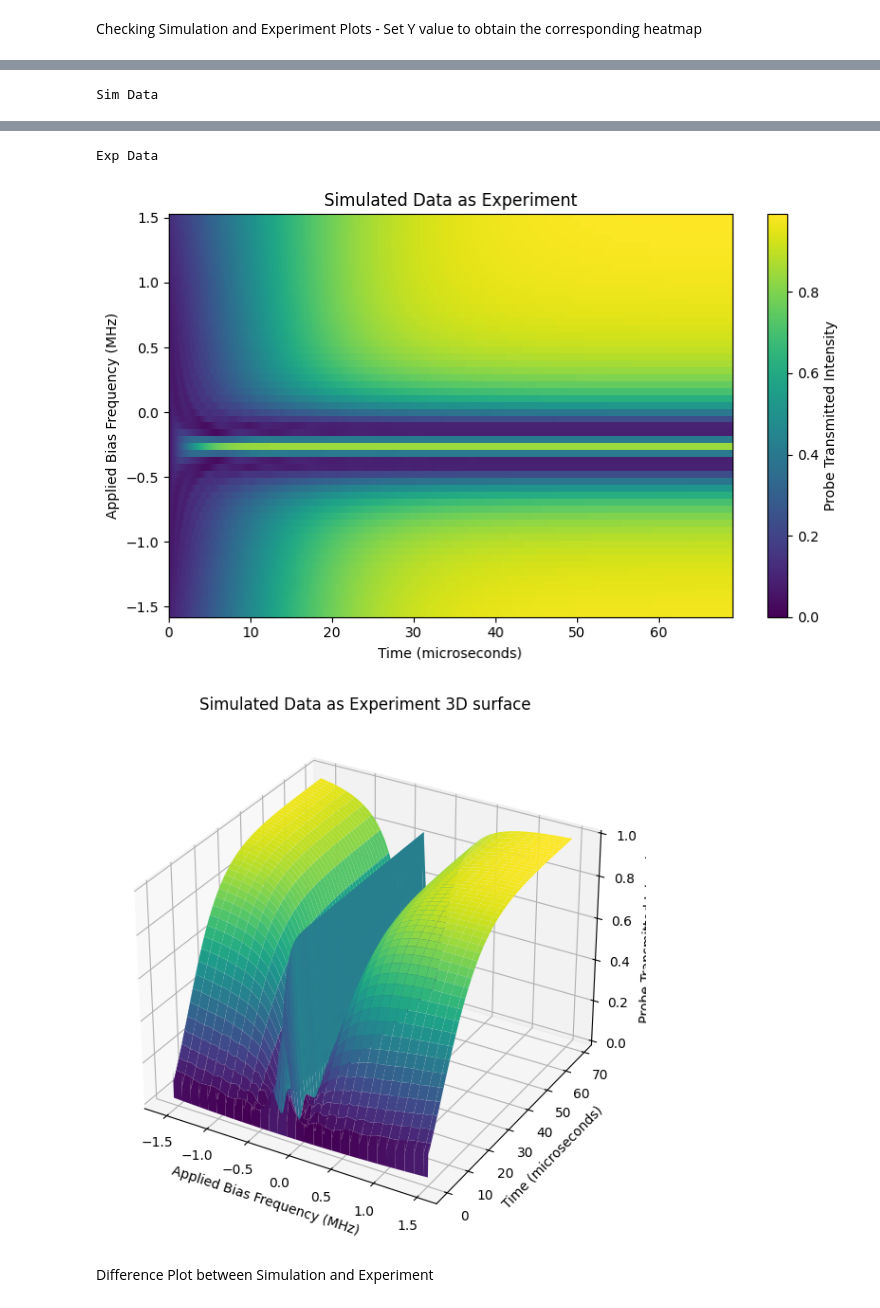
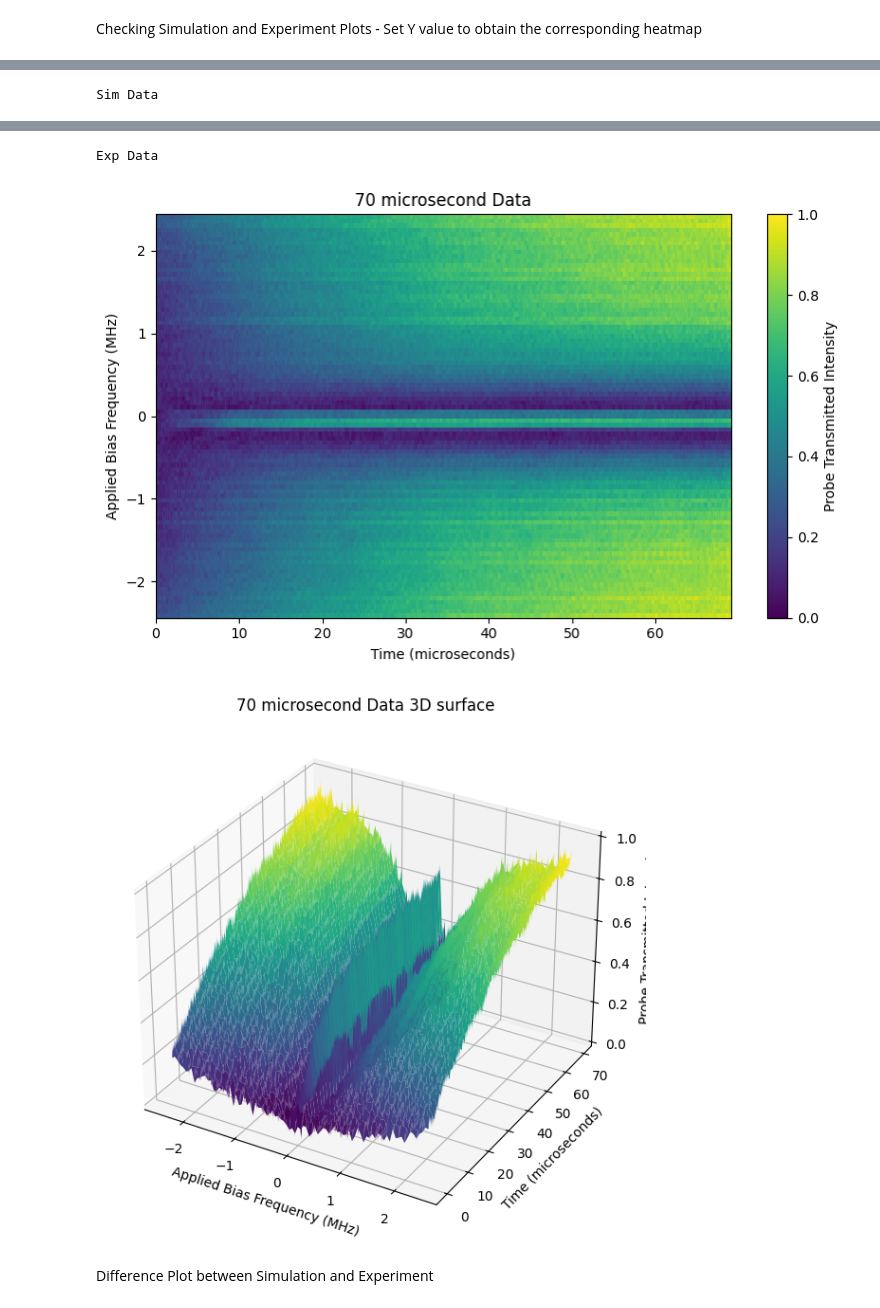
Before and after one commit to apranav22/bayesian_nmor, a Jupyter notebook: Trial_Y_Field_Estimation_Dataset_3.ipynb, the cells around one changed output, grey strips where cells are left out. Cells and saved outputs as stored; diff of their text form; code cells hidden in the pictures.

```diff
--- a/Trial_Y_Field_Estimation_Dataset_3.ipynb
+++ b/Trial_Y_Field_Estimation_Dataset_3.ipynb
@@ -93,12 +85,12 @@ SIGMA_NOISE_TRANSVERSE = 0.1
 #y field estimation parameters
 FIXED_BZ_ESTIMATE = 0.05
 FIXED_BY_ESTIMATE = 0.18
-b_y_bounds = (0.0,0.5)
+b_y_bounds = (0.0,0.4)
 initial_res_by = 0.00025
 
 F_BIAS_OFFSET_NUISANCE = 0
 #pulse on threshold, need to align both  the  graphs to t=0
-SIM_PULSE_THRESH = 0.2
+SIM_PULSE_THRESH = 0.3
 EXP_PULSE_THRESH = 0.2
 # %%
 #Adaptive experiment parameters
@@ -178,7 +170,7 @@ def load_simulation_cube(config):
     print("Time taken to load sim data:", time.time() - to)
     return t_axis_0, f_axis, by_axis, cube
 
-'''def load_experiment(files, Aligned = False):
+def load_experiment(files, Aligned = False):
     to = time.time()
     print(f"Loading Experiment from {files['data']}...")
     t = pd.read_csv(files['time'], header = None).values.flatten()
@@ -199,9 +191,9 @@ def load_simulation_cube(config):
         print(f"  > Exp Start: {t_exp_0:.4f}s")
     calibrated_data= calibration(raw_data, np.min(raw_data), np.max(raw_data))
     print(time.time()-to, "was the time taken to load exp data.")
-    return t, f_bias, calibrated_data'''
+    return t, f_bias, calibrated_data
 
-def load_experiment(files, Aligned = False):
+'''def load_experiment(files, Aligned = False):
     to = time.time()
     print(f"Loading Experiment from {files['data']}...")
     t = pd.read_csv(files['time'], header = None).values.flatten()
@@ -220,15 +212,15 @@ def load_experiment(files, Aligned = False):
         t = t[__:] - t_exp_0
         raw_data = raw_data[__:,]
         print(f"  > Exp Start: {t_exp_0:.4f}s")
-    noise = np.random.default_rng().normal(0, 0, raw_data.shape)
-    print(0.5/np.max(raw_data) * 100, "% of signal max is the noise level being added.")
+    noise = np.random.default_rng().normal(0, 0.0, raw_data.shape)
+    print(0.0/np.max(raw_data) * 100, "% of signal max is the noise level being added.")
     raw_data = raw_data + noise
     calibrated_data= calibration(raw_data, np.min(raw_data), np.max(raw_data))
     exp_matrix = calibrated_data
     exp_matrix = exp_matrix[:,np.where(f_bias == -1.5544)[0][0] + 5:np.where(f_bias == +1.5544)[0][0] + 5]
     f_bias_axis = f_bias[np.where(f_bias == -1.5544)[0][0]:np.where(f_bias == +1.5544)[0][0]]
     print(time.time()-to, "was the time taken to load exp data.")
-    return t, f_bias_axis, exp_matrix
+    return t, f_bias_axis, exp_matrix'''
 
 def calibration(data, v_dark, v_max):
     scale = 1/(v_max-v_dark)
@@ -1090,10 +1309,10 @@ Loading Experiment from DataFiles_to_Dinesh_Pranav\Data_files\Experiment\Dummy_0
 # plot_heat_and_surface(t_exp, f_bias_axis+F_BIAS_OFFSET_NUISANCE, exp_matrix)
 
 
-sim_matrix = get_predictions_batch(sim_spline, t_exp, f_sim, 0.1)
+sim_matrix = get_predictions_batch(sim_spline, cp.asarray(t_exp), cp.asarray(f_sim), 0.17)
 print("Sim Data")
-plot_heat_and_surface(t_exp, f_sim, sim_matrix, title_prefix="Simulation Data")
+plot_heat_and_surface(t_exp, f_sim.get(), sim_matrix.get(), title_prefix="Simulation Data")
 print("Exp Data")
-plot_heat_and_surface(t_exp, f_bias_axis+F_BIAS_OFFSET_NUISANCE, exp_matrix, title_prefix = "Simulated Data as Experiment")
+plot_heat_and_surface(t_exp, f_bias_axis+F_BIAS_OFFSET_NUISANCE, exp_matrix, title_prefix = "70 microsecond Data")
 # %% [output]
 Sim Data
@@ -1102,6 +1321,6 @@ Sim Data
 Exp Data
-[figure, old version]
+[figure, new version]
-[figure, old version]
+[figure, new version]
 # %% [markdown]
 Difference Plot between Simulation and Experiment
 # %%
```
Also changed, not shown: parts of 26 cells of this notebook, 2 other files.
